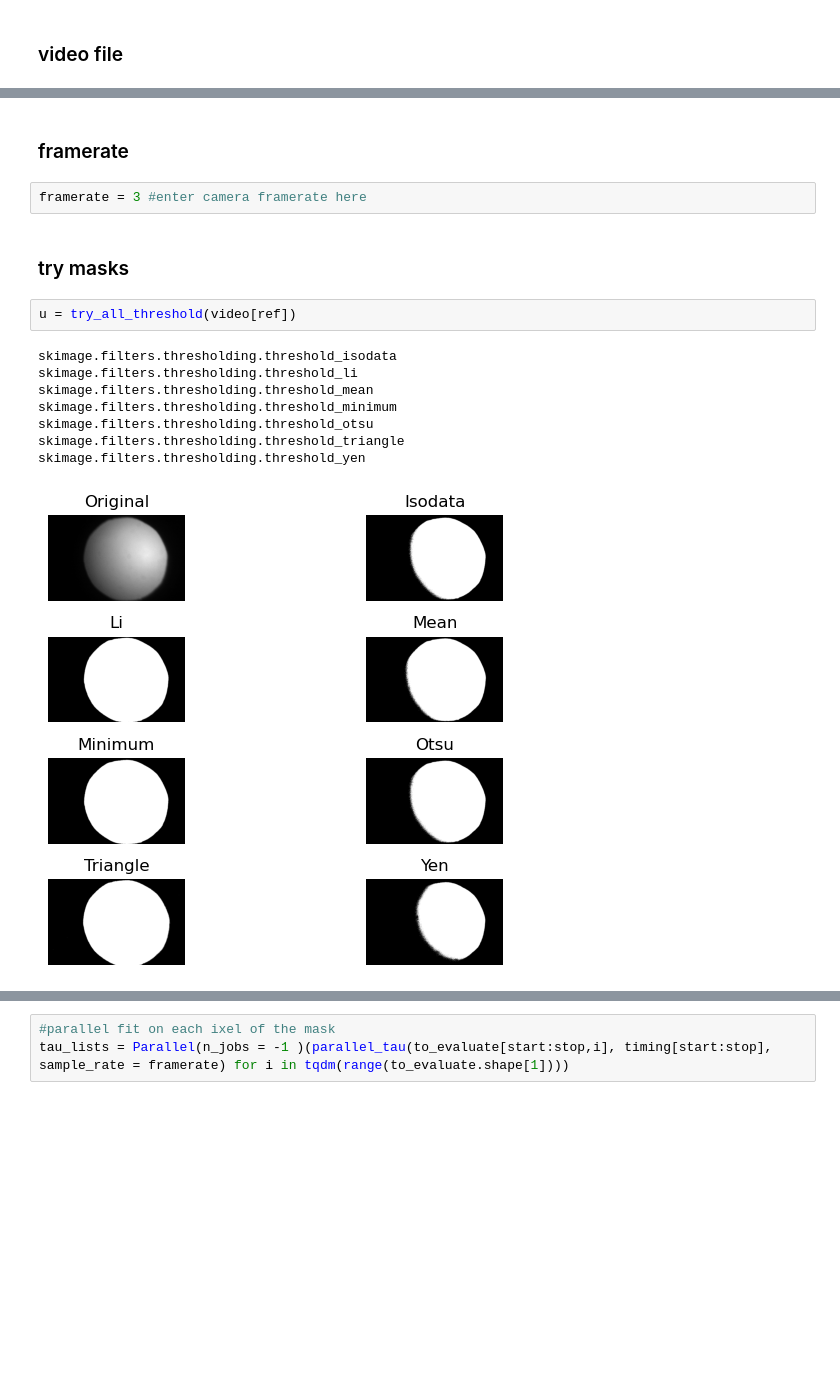
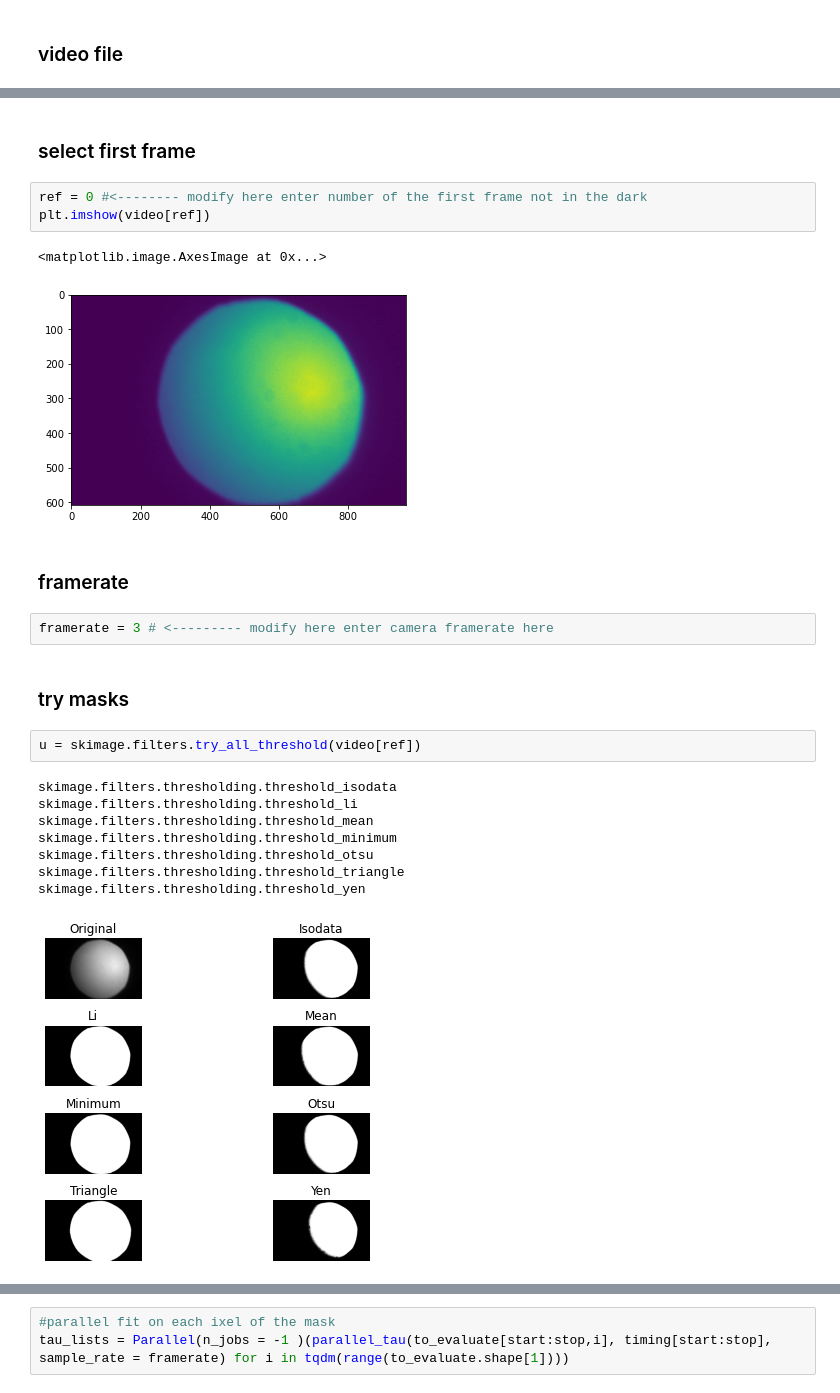
Before and after one commit to DreamRepo/light_calibration, a Jupyter notebook: notebooks/D2_video.ipynb, the cells around one changed output, grey strips where cells are left out. Drawn from its saved outputs; the diff is of its cells as text; blank space fills up the shorter version.

```diff
--- a/notebooks/D2_video.ipynb
+++ b/notebooks/D2_video.ipynb
@@ -158,17 +170,25 @@ plt.imshow(video[ref])
+# %% [markdown]
+### select first frame
+# %%
+ref = 0 #<-------- modify here enter number of the first frame not in the dark
+plt.imshow(video[ref])
+# %% [output]
+<matplotlib.image.AxesImage at 0x...>
+[figure, added]
 # %% [markdown]
 ### framerate
 # %%
-framerate = 3 #enter camera framerate here
+framerate = 3 # <--------- modify here enter camera framerate here
 # %% [markdown]
 ### try masks
 # %%
-u = try_all_threshold(video[ref])
+u = skimage.filters.try_all_threshold(video[ref])
 # %% [output]
 skimage.filters.thresholding.threshold_isodata
 skimage.filters.thresholding.threshold_li
 skimage.filters.thresholding.threshold_mean
 skimage.filters.thresholding.threshold_minimum
 skimage.filters.thresholding.threshold_otsu
 skimage.filters.thresholding.threshold_triangle
 skimage.filters.thresholding.threshold_yen
-[figure, old version]
+[figure, new version]
```
Also changed, not shown: parts of 18 cells of this notebook, 8 other files.
